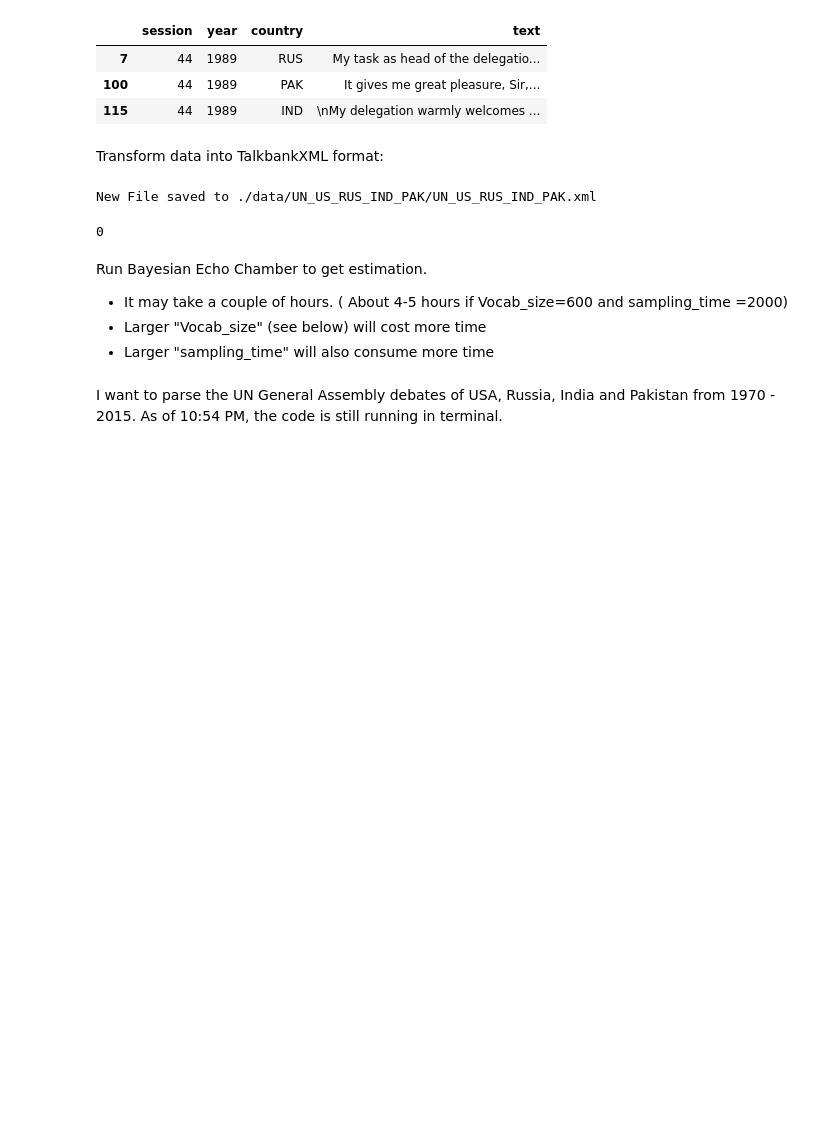
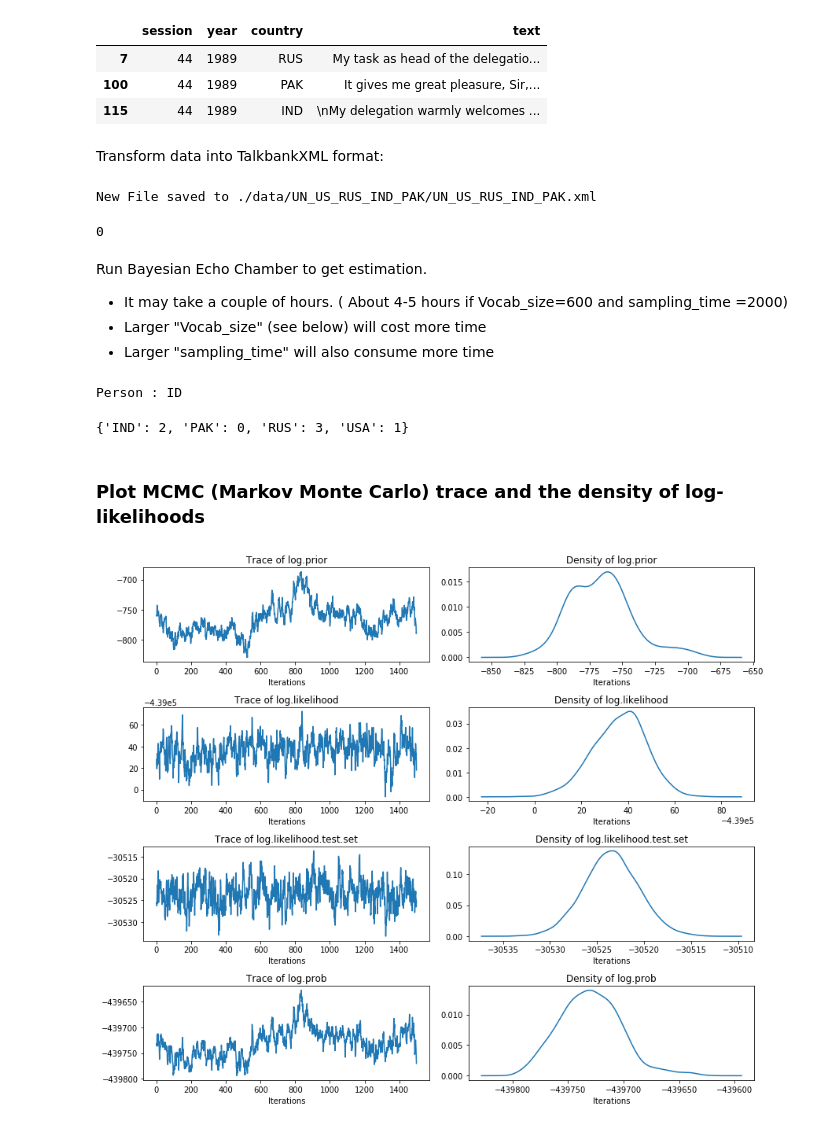
Before and after one commit to saniyamasood/Computational-Content-Analysis-2018, a Jupyter notebook: WEEK8/SRC/arvind-assignment-8.ipynb, the cells around one changed output. Cells and saved outputs as stored; diff of their text form; code cells hidden in the pictures; blank space fills up the shorter version.

```diff
--- a/WEEK8/SRC/arvind-assignment-8.ipynb
+++ b/WEEK8/SRC/arvind-assignment-8.ipynb
@@ -1282,5 +1602,3 @@ Run Bayesian Echo Chamber to get estimation.
 Vocab_size = 90 # up to Vocab_size most frequent words will be considered, it should be smaller than the total vocab
 sampling_time = 1500  #The times of Gibbs sampling sweeps  (500 burn-in not included)
 bec_run(output_fname, Vocab_size, language, sampling_time)
-# %% [markdown]
-I want to parse the UN General Assembly debates of USA, Russia, India and Pakistan from 1970 - 2015. As of 10:54 PM, the code is still running in terminal.
@@ -1286,0 +1608,77 @@ I want to parse the UN General Assembly debates of USA, Russia, India and Pakist
+# %%
+df_meta_info = pandas.read_table(result_path + 'meta-info.txt',header=None)
+df_log_prob = pandas.read_csv(result_path + "SAMPLE-log_prior_and_log_likelihood.txt",delim_whitespace=True) #log_prob samples
+df_influence = pandas.read_csv(result_path + 'SAMPLE-influence.txt',delim_whitespace=True) # influence samples
+df_participants = pandas.read_csv(result_path + 'cast.txt', delim_whitespace=True)
+person_id = pandas.Series(df_participants['agent.num'].values-1,index=df_participants['agent.name']).to_dict()
+print()
+print ('Person : ID')
+person_id
+# %% [output]
+Person : ID
+{'IND': 2, 'PAK': 0, 'RUS': 3, 'USA': 1}
+# %%
+def getDensity(df):
+    data = df#_log_prob['log.prior']
+    density = scipy.stats.gaussian_kde(data)
+    width = np.max(data) - np.min(data)
+    xs = np.linspace(np.min(data)-width/5, np.max(data)+width/5,600)
+    density.covariance_factor = lambda : .25
+    density._compute_covariance()
+    return xs, density(xs)
+# %% [markdown]
+### Plot MCMC (Markov Monte Carlo) trace and the density of log-likelihoods
+# %%
+fig = plt.figure(figsize=[12,10])
+
+plt.subplot(4,2,1)
+plt.plot(df_log_prob['log.prior'])
+plt.xlabel('Iterations')
+plt.title('Trace of log.prior')
+
+plt.subplot(4,2,2)
+x,y = getDensity(df_log_prob['log.prior'])
+plt.plot(x,y)
+plt.xlabel('Iterations')
+plt.title('Density of log.prior')
+
+plt.subplot(4,2,3)
+plt.plot(df_log_prob['log.likelihood'])
+plt.title('Trace of log.likelihood')
+plt.xlabel('Iterations')
+plt.tight_layout()
+
+plt.subplot(4,2,4)
+x,y = getDensity(df_log_prob['log.likelihood'])
+plt.plot(x,y)
+plt.xlabel('Iterations')
+plt.title('Density of log.likelihood')
+
+plt.subplot(4,2,5)
+plt.plot(df_log_prob['log.likelihood.test.set'])
+plt.title('Trace of log.likelihood.test.set')
+plt.xlabel('Iterations')
+plt.tight_layout()
+
+plt.subplot(4,2,6)
+x,y = getDensity(df_log_prob['log.likelihood.test.set'])
+plt.plot(x,y)
+plt.xlabel('Iterations')
+plt.title('Density of log.likelihood.test.set')
+
+plt.subplot(4,2,7)
+plt.plot(df_log_prob['log.prior']+df_log_prob['log.likelihood'])
+plt.title('Trace of log.prob')
+plt.xlabel('Iterations')
+
+plt.subplot(4,2,8)
+x,y = getDensity(df_log_prob['log.prior']+df_log_prob['log.likelihood'])
+plt.plot(x,y)
+plt.xlabel('Iterations')
+plt.title('Density of log.prob')
+
+plt.tight_layout()
+
+plt.show()
+# %% [output]
+[figure, added]
```
Also changed, not shown: parts of 21 cells of this notebook.
